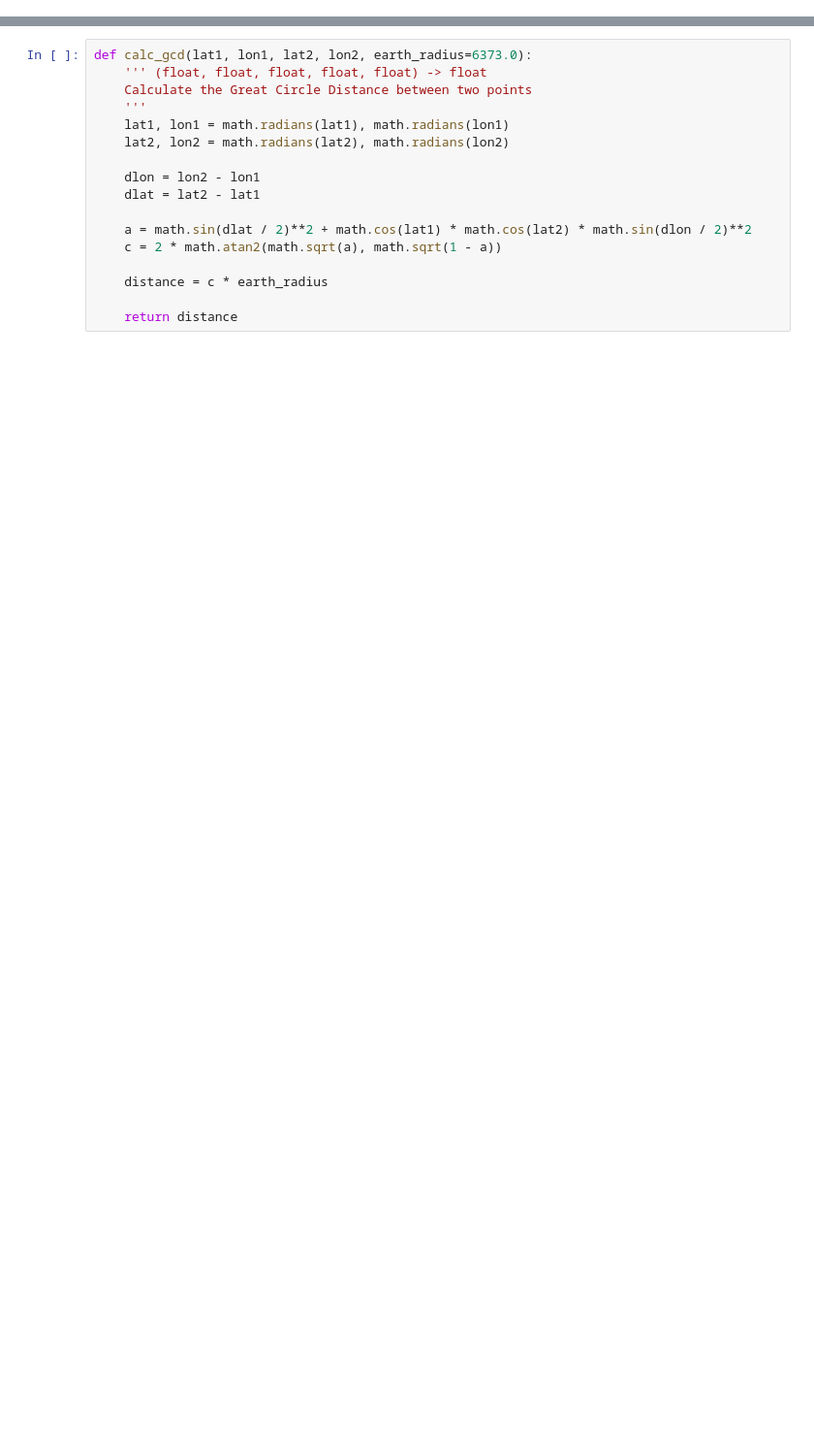
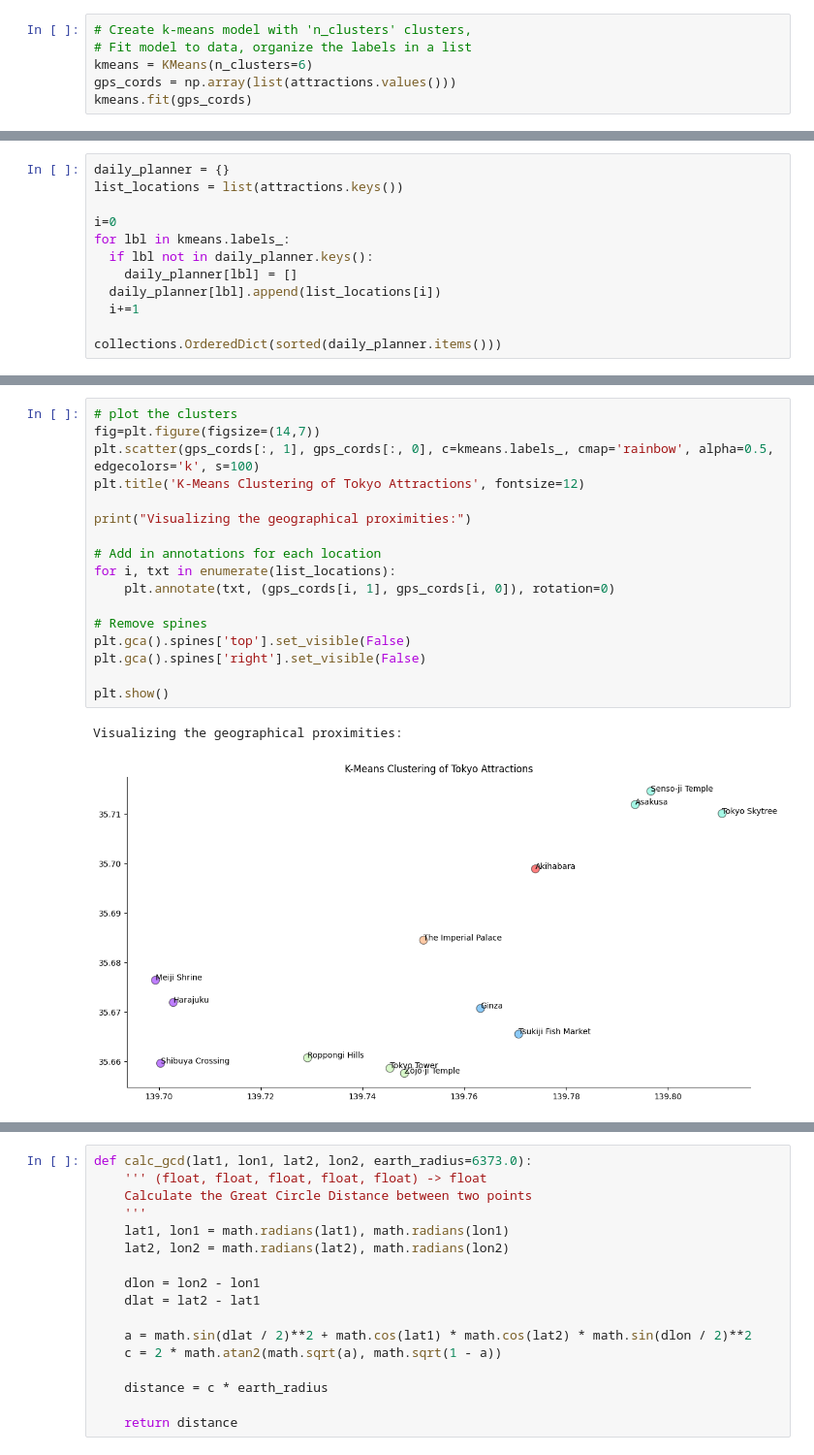
Before and after one commit to kevinhhl/Travel-Itineraries, a Jupyter notebook: Travel_Plan_Tokyo.ipynb, the cells around one changed output, grey strips where cells are left out. Shown at 97% size. Cells and saved outputs as stored; diff of their text form; blank space fills up the shorter version.

Commit message:
Feat: Simple scatter plot to viz location proximities

```diff
--- a/Travel_Plan_Tokyo.ipynb
+++ b/Travel_Plan_Tokyo.ipynb
@@ -6,0 +47,6 @@ import pandas as pd
+# %%
+# Create k-means model with 'n_clusters' clusters,
+# Fit model to data, organize the labels in a list
+kmeans = KMeans(n_clusters=6)
+gps_cords = np.array(list(attractions.values()))
+kmeans.fit(gps_cords)
@@ -6,0 +55,12 @@ import pandas as pd
+# %%
+daily_planner = {}
+list_locations = list(attractions.keys())
+
+i=0
+for lbl in kmeans.labels_:
+  if lbl not in daily_planner.keys():
+    daily_planner[lbl] = []
+  daily_planner[lbl].append(list_locations[i])
+  i+=1
+
+collections.OrderedDict(sorted(daily_planner.items()))
@@ -6,0 +74,20 @@ import pandas as pd
+# %%
+# plot the clusters
+fig=plt.figure(figsize=(14,7))
+plt.scatter(gps_cords[:, 1], gps_cords[:, 0], c=kmeans.labels_, cmap='rainbow', alpha=0.5, edgecolors='k', s=100)
+plt.title('K-Means Clustering of Tokyo Attractions', fontsize=12)
+
+print("Visualizing the geographical proximities:")
+
+# Add in annotations for each location
+for i, txt in enumerate(list_locations):
+    plt.annotate(txt, (gps_cords[i, 1], gps_cords[i, 0]), rotation=0)
+
+# Remove spines
+plt.gca().spines['top'].set_visible(False)
+plt.gca().spines['right'].set_visible(False)
+
+plt.show()
+# %% [output]
+Visualizing the geographical proximities:
+[figure, added]
```
Also changed, not shown: parts of 15 cells of this notebook.
